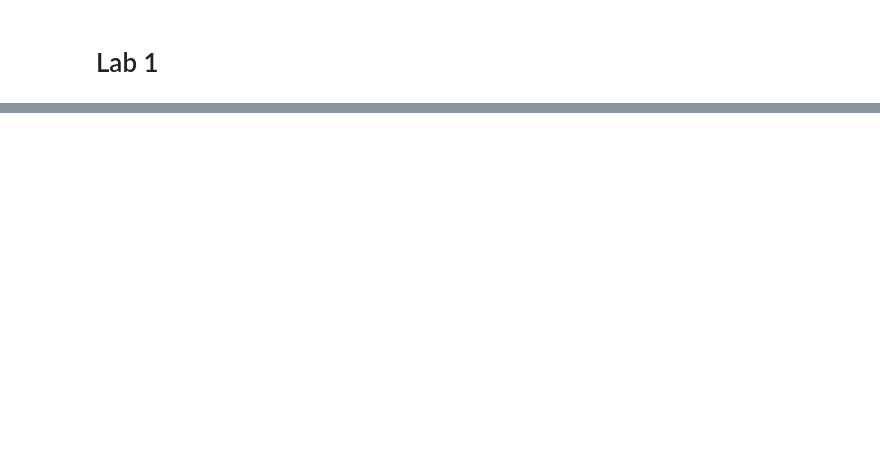
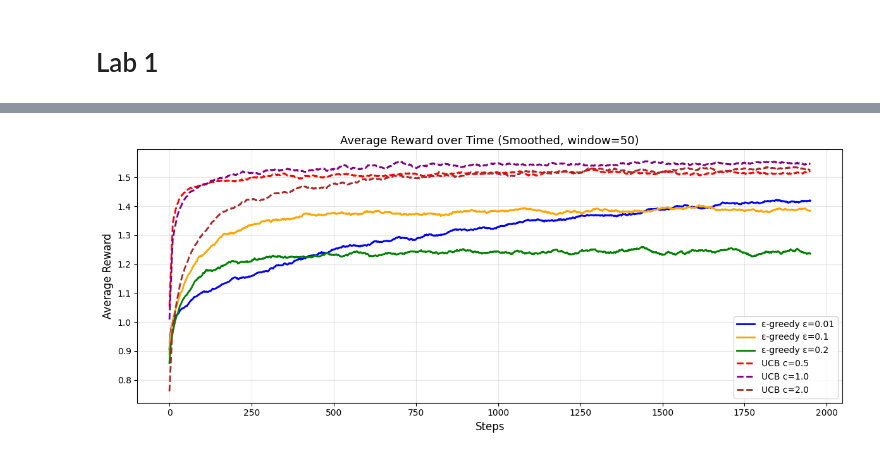
Before and after one commit to sanad0123/Reinforcement-Learning-MSDS684, a Jupyter notebook: Lab_1.ipynb, the cells around one changed output, grey strips where cells are left out. Cells and saved outputs as stored; diff of their text form; code cells hidden in the pictures; blank space fills up the shorter version.

```diff
--- a/Lab_1.ipynb
+++ b/Lab_1.ipynb
@@ -114,0 +144,33 @@ if __name__ == "__main__":
+# %%
+def smooth(data, window=50):
+    """Simple moving average smoothing."""
+    return np.convolve(data, np.ones(window)/window, mode='valid')
+
+# ── Plot 1: Average Reward (Smoothed) ──
+plt.figure(figsize=(12, 5))
+
+styles = {
+    "ε-greedy ε=0.01": ("blue",   "-"),
+    "ε-greedy ε=0.1":  ("orange", "-"),
+    "ε-greedy ε=0.2":  ("green",  "-"),
+    "UCB c=0.5":       ("red",    "--"),
+    "UCB c=1.0":       ("purple", "--"),
+    "UCB c=2.0":       ("brown",  "--"),
+}
+
+window = 50
+for label, (avg_r, _) in results.items():
+    color, ls = styles[label]
+    smoothed = smooth(avg_r, window)
+    plt.plot(smoothed, label=label, color=color, linestyle=ls, linewidth=2)
+
+plt.xlabel("Steps", fontsize=12)
+plt.ylabel("Average Reward", fontsize=12)
+plt.title("Average Reward over Time (Smoothed, window=50)", fontsize=13)
+plt.legend(loc="lower right", fontsize=10)
+plt.grid(alpha=0.3)
+plt.tight_layout()
+plt.savefig("avg_reward_smooth.png", dpi=150)
+plt.show()
+# %% [output]
+[figure, added]
```
Also changed, not shown: parts of 12 cells of this notebook, 5 other files.
